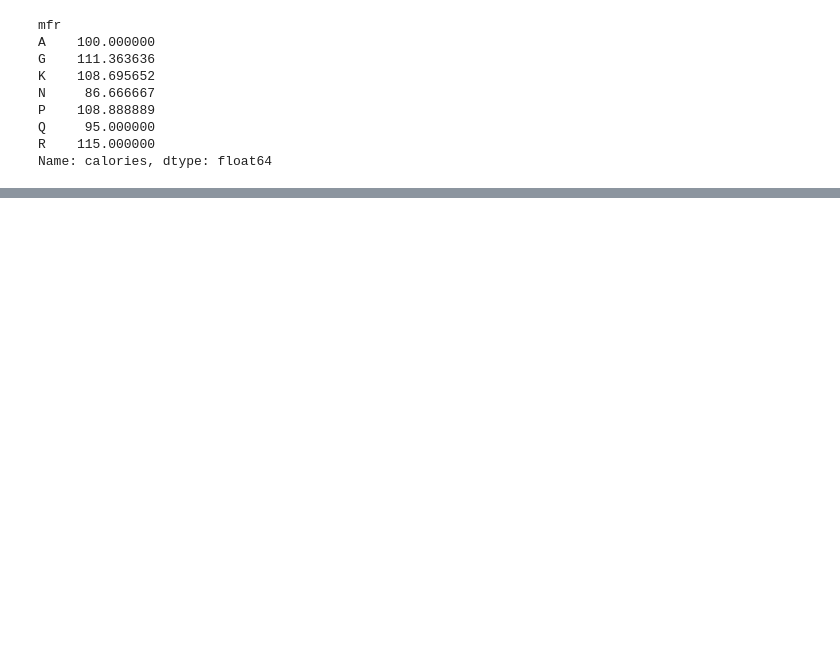
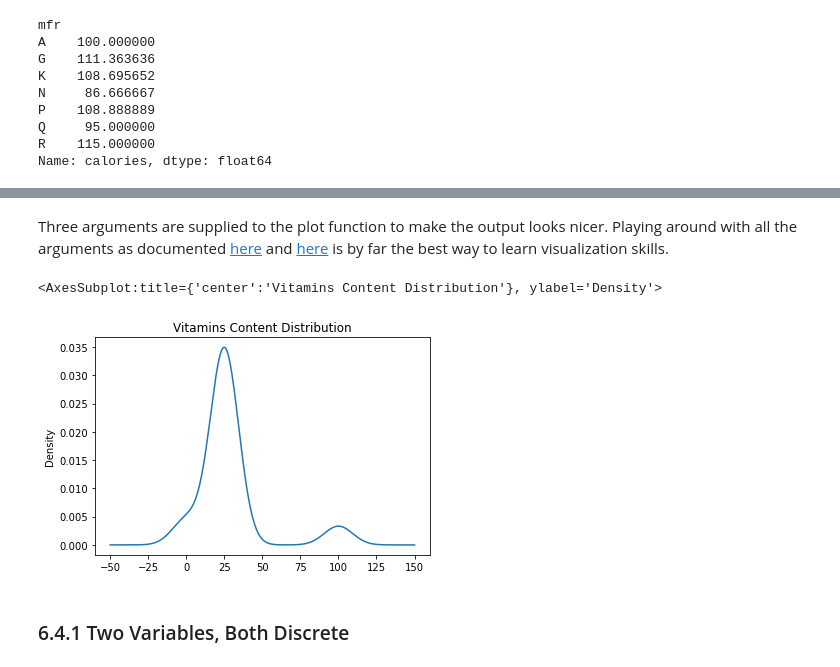
Before and after one commit to MichiganDataScienceTeam/MDST-Onboarding, a Jupyter notebook: tutorial0/tutorial0.ipynb, the cells around one changed output, grey strips where cells are left out. Saved outputs shown, nothing was run; the diff lists cells and outputs as text; code cells hidden in the pictures; blank space fills up the shorter version.

Commit message:
Pandas refresh done

```diff
--- a/tutorial0/tutorial0.ipynb
+++ b/tutorial0/tutorial0.ipynb
@@ -1378,0 +1557,12 @@ mfrs[["calories", "protein"]].agg({"calories": "mean", "protein": "max"})
+# %% [markdown]
+Three arguments are supplied to the plot function to make the output looks nicer. Playing around with all the arguments as documented [here](https://pandas.pydata.org/pandas-docs/stable/reference/api/pandas.Series.plot.hist.html#pandas.Series.plot.hist) and [here](https://pandas.pydata.org/pandas-docs/stable/reference/api/pandas.DataFrame.plot.html#pandas.DataFrame.plot) is by far the best way to learn visualization skills.
+# %%
+# It feels a bit weird to visualize continuous data with discrete bins, doesn't it
+# Density plots address this problem (plot.kde)
+# We will demonstrate it with the vitamins column
+df["vitamins"].plot.kde(title="Vitamins Content Distribution")
+# %% [output]
+<AxesSubplot:title={'center':'Vitamins Content Distribution'}, ylabel='Density'>
+[figure, added]
+# %% [markdown]
+### 6.4.1 Two Variables, Both Discrete
```
Also changed, not shown: parts of 71 cells of this notebook.
